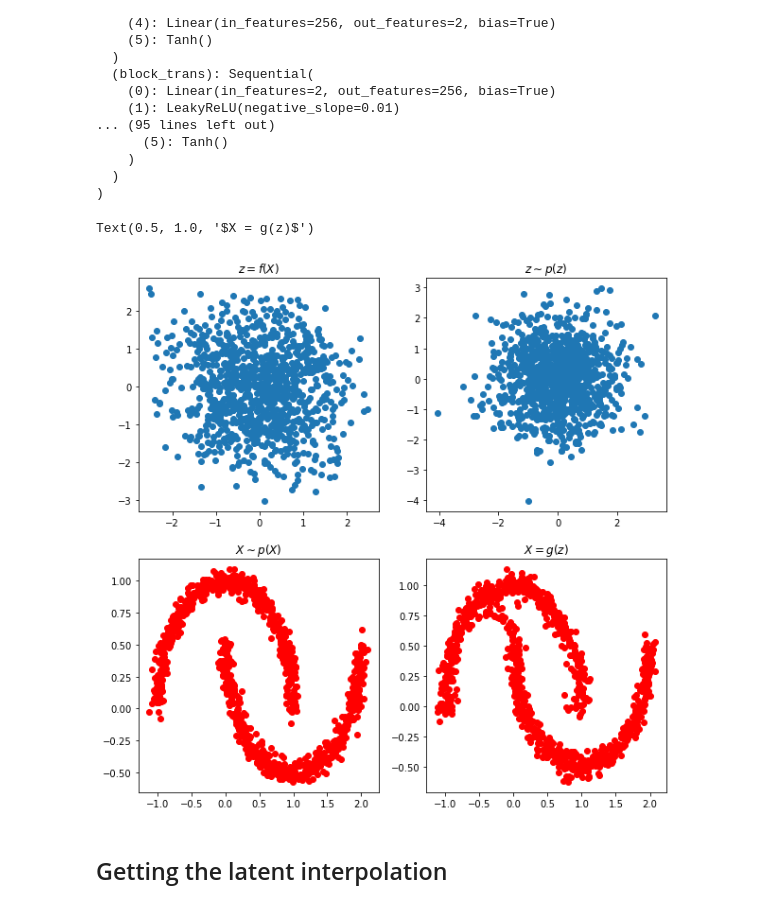
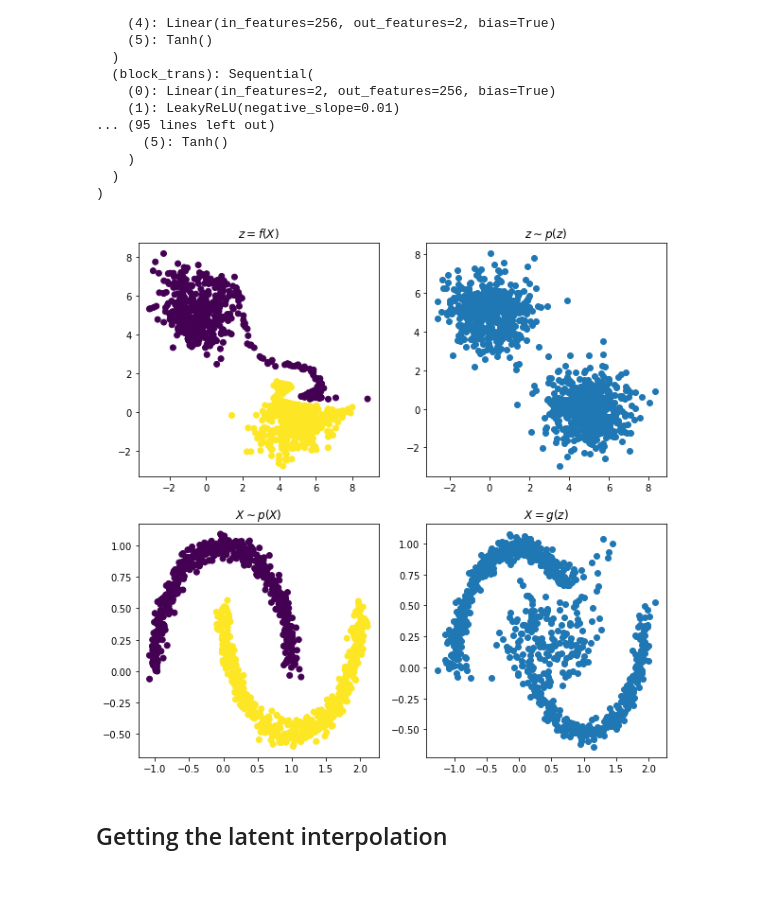
Before and after one commit to pani-vishal/GenerativeLatentSpace, a Jupyter notebook: Experiments/week_1/vanilla_realnvp.ipynb, the cells around one changed output. Drawn from its saved outputs; the diff is of its cells as text; code cells hidden in the pictures.

```diff
--- a/Experiments/week_1/vanilla_realnvp.ipynb
+++ b/Experiments/week_1/vanilla_realnvp.ipynb
@@ -27,7 +30,7 @@ device = torch.device('cuda') if torch.cuda.is_available() else torch.device('cp
 # %%
 # Load flow
-path_model = "TrainedModels/flow.pth"
-flow = RealNVP(tfm_layers=6, latent_dim=2, device="cpu").to("cpu")
+path_model = "TrainedModels/flow_mix_test.pth"
+flow = RealNVP(tfm_layers=6, latent_dim=2, device="cpu", distribution="mixture", num_modes=2, masking="half").to("cpu")
 flow.load_state_dict(torch.load(path_model))
 flow.eval()
 # %% [output]
@@ -51,33 +54,41 @@ RealNVP(
 # %%
 fig = plt.figure()
 fig.patch.set_facecolor('w')
 
-noisy_moons = datasets.make_moons(n_samples=1000, noise=.05)[0].astype(np.float32)
+x, y = datasets.make_moons(n_samples=1000, noise=.05)
+noisy_moons = x.astype(np.float32)
 z = flow.to_latent(torch.from_numpy(noisy_moons))[0].detach().numpy()
 
 plt.subplot(221)
-plt.scatter(z[:, 0], z[:, 1])
+plt.scatter(z[:, 0], z[:, 1], c=y)
 plt.title(r'$z = f(X)$')
 
-z = np.random.multivariate_normal(np.zeros(2), np.eye(2), 1000)
+# z = np.random.multivariate_normal(np.zeros(2), np.eye(2), 1000)
+num_modes = 2
+latent_dim = 2
+mean_latent = 5 * torch.cat([torch.eye(num_modes),
+                             torch.zeros(size=(num_modes, latent_dim - num_modes))],
+                            dim=1)
+mix = distributions.Categorical(torch.ones(num_modes, ))
+comp = distributions.Independent(distributions.Normal(mean_latent, torch.ones_like(mean_latent)), 1)
+prior = distributions.MixtureSameFamily(mix, comp)
+z = prior.sample((1000, 1))
 plt.subplot(222)
-plt.scatter(z[:, 0], z[:, 1])
+plt.scatter(z[:, :, 0], z[:, :, 1])
 plt.title(r'$z \sim p(z)$')
 
 plt.subplot(223)
-x = datasets.make_moons(n_samples=1000, noise=.05)[0].astype(np.float32)
-plt.scatter(x[:, 0], x[:, 1], c='r')
+plt.scatter(x[:, 0], x[:, 1], c=y)
 plt.title(r'$X \sim p(X)$')
 
 plt.subplot(224)
 x = flow.sample(1000).detach().cpu().numpy()
-plt.scatter(x[:, 0, 0], x[:, 0, 1], c='r')
+plt.scatter(x[:, 0, 0], x[:, 0, 1])
 plt.title(r'$X = g(z)$')
 
 plt.savefig("sanity_check", transparent=False)
 # %% [output]
-Text(0.5, 1.0, '$X = g(z)$')
-[figure, old version]
+[figure, new version]
 # %% [markdown]
 ## Getting the latent interpolation
 # %%
```
Also changed, not shown: parts of 7 cells of this notebook, 7 other files.
